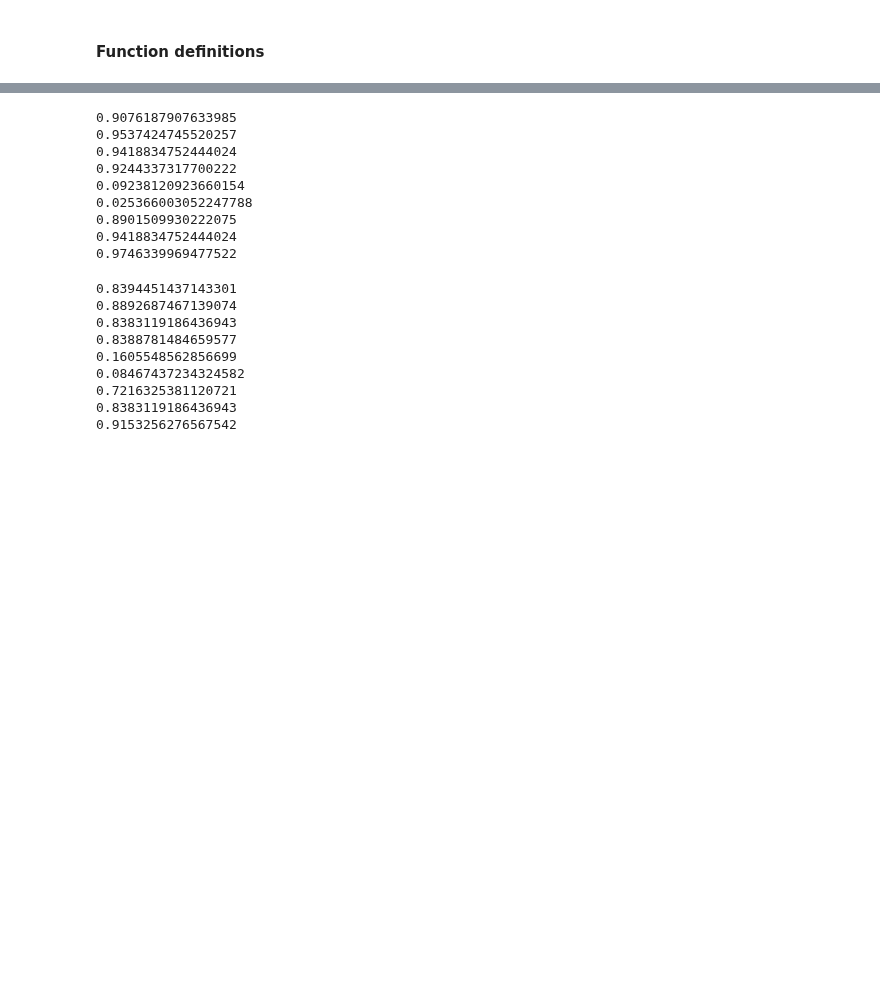
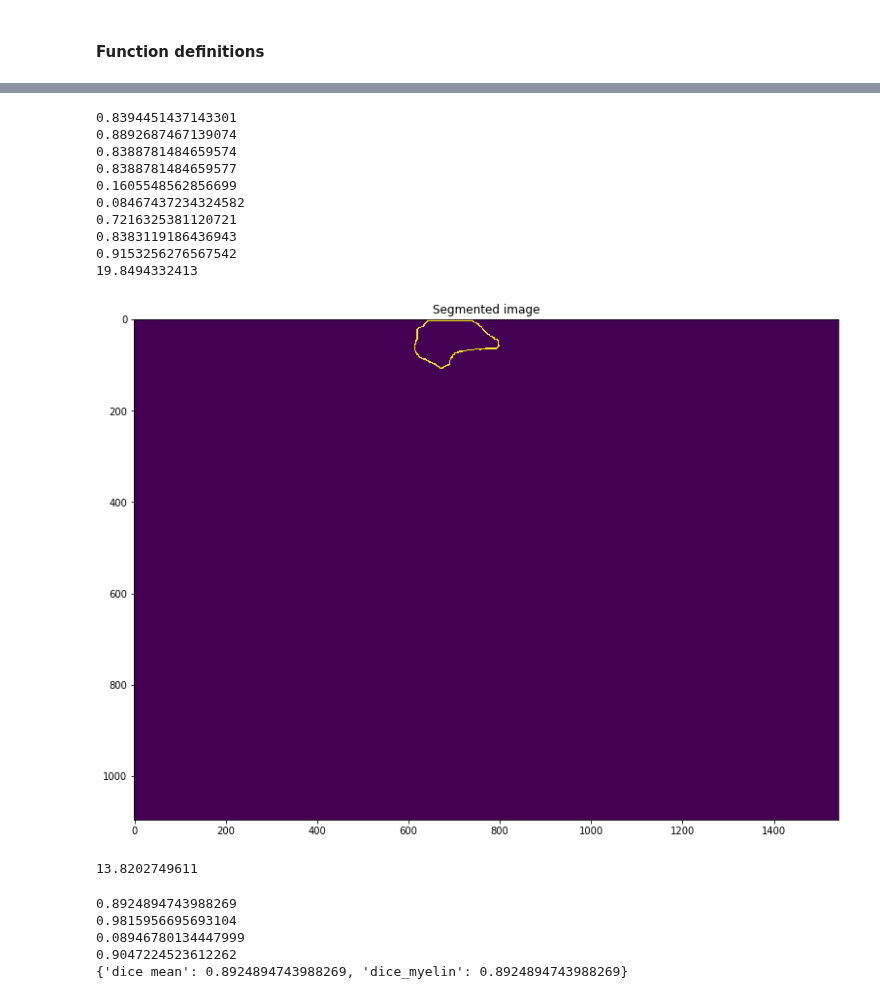
Before and after one commit to axondeepseg/axondeepseg, a Jupyter notebook: notebooks/performance_metrics.ipynb, the cells around one changed output, grey strips where cells are left out. Saved outputs shown, nothing was run; the diff lists cells and outputs as text; code cells hidden in the pictures; blank space fills up the shorter version.

```diff
--- a/notebooks/performance_metrics.ipynb
+++ b/notebooks/performance_metrics.ipynb
@@ -141,5 +197,5 @@ class Metrics_calculator:
 # %%
-pw_metrics = Metrics_calculator(pred_axon, gt_axon)
+pw_metrics = Metrics_calculator(pred_myelin, gt_myelin)
 print(pw_metrics.pw_sensitivity())
 print(pw_metrics.pw_accuracy())
 print(pw_metrics.pw_dice())
@@ -149,34 +205,37 @@ print(pw_metrics.pw_FP_rate())
 print(pw_metrics.pw_jaccard())
 print(pw_metrics.pw_precision())
 print(pw_metrics.pw_specificity())
+print(pw_metrics.pw_hausdorff_distance())
 # %% [output]
-0.9076187907633985
-0.9537424745520257
-0.9418834752444024
-0.9244337317700222
-0.09238120923660154
-0.025366003052247788
-0.8901509930222075
-0.9418834752444024
-0.9746339969477522
+0.8394451437143301
+0.8892687467139074
+0.8388781484659574
+0.8388781484659577
+0.1605548562856699
+0.08467437234324582
+0.7216325381120721
+0.8383119186436943
+0.9153256276567542
+19.8494332413
-# %%
-pw_metrics = Metrics_calculator(pred_myelin, gt_myelin)
-print(pw_metrics.pw_sensitivity())
-print(pw_metrics.pw_accuracy())
-print(pw_metrics.pw_dice())
-print(pw_metrics.pw_F1_score())
-print(pw_metrics.pw_FN_rate())
-print(pw_metrics.pw_FP_rate())
-print(pw_metrics.pw_jaccard())
-print(pw_metrics.pw_precision())
-print(pw_metrics.pw_specificity())
-# %% [output]
-0.8394451437143301
-0.8892687467139074
-0.8383119186436943
-0.8388781484659577
-0.1605548562856699
-0.08467437234324582
-0.7216325381120721
-0.8383119186436943
-0.9153256276567542
+# %%
+from skimage.morphology import binary_erosion, disk, label
+
+str_elem = disk(3)
+eroded = binary_erosion(pred_axon,str_elem)
+final = np.logical_and(eroded == 0 , pred_axon == 1)
+a = label(final)
+b = a==5
+
+plt.figure(figsize=(13,10))
+plt.title('Segmented image')
+plt.imshow(b)
+plt.show();
+# %% [output]
+[figure, added]
+# %%
+from scipy.spatial.distance import directed_hausdorff
+
+a=directed_hausdorff(pred_axon, gt_axon)[0]
+print(a)
+# %% [output]
+13.8202749611
@@ -182,0 +277,14 @@ print(pw_metrics.pw_specificity())
+# %%
+print(np.mean(a.dice))
+print(np.max(a.dice))
+print(np.std(a.dice))
+print(np.percentile(a.dice,50))
+
+dict_metrics = {'dice mean': np.mean(a.dice), 'dice_myelin': np.mean(a.dice)}
+print(dict_metrics)
+# %% [output]
+0.8924894743988269
+0.9815956695693104
+0.08946780134447999
+0.9047224523612262
+{'dice mean': 0.8924894743988269, 'dice_myelin': 0.8924894743988269}
```
Also changed, not shown: parts of 4 cells of this notebook.
